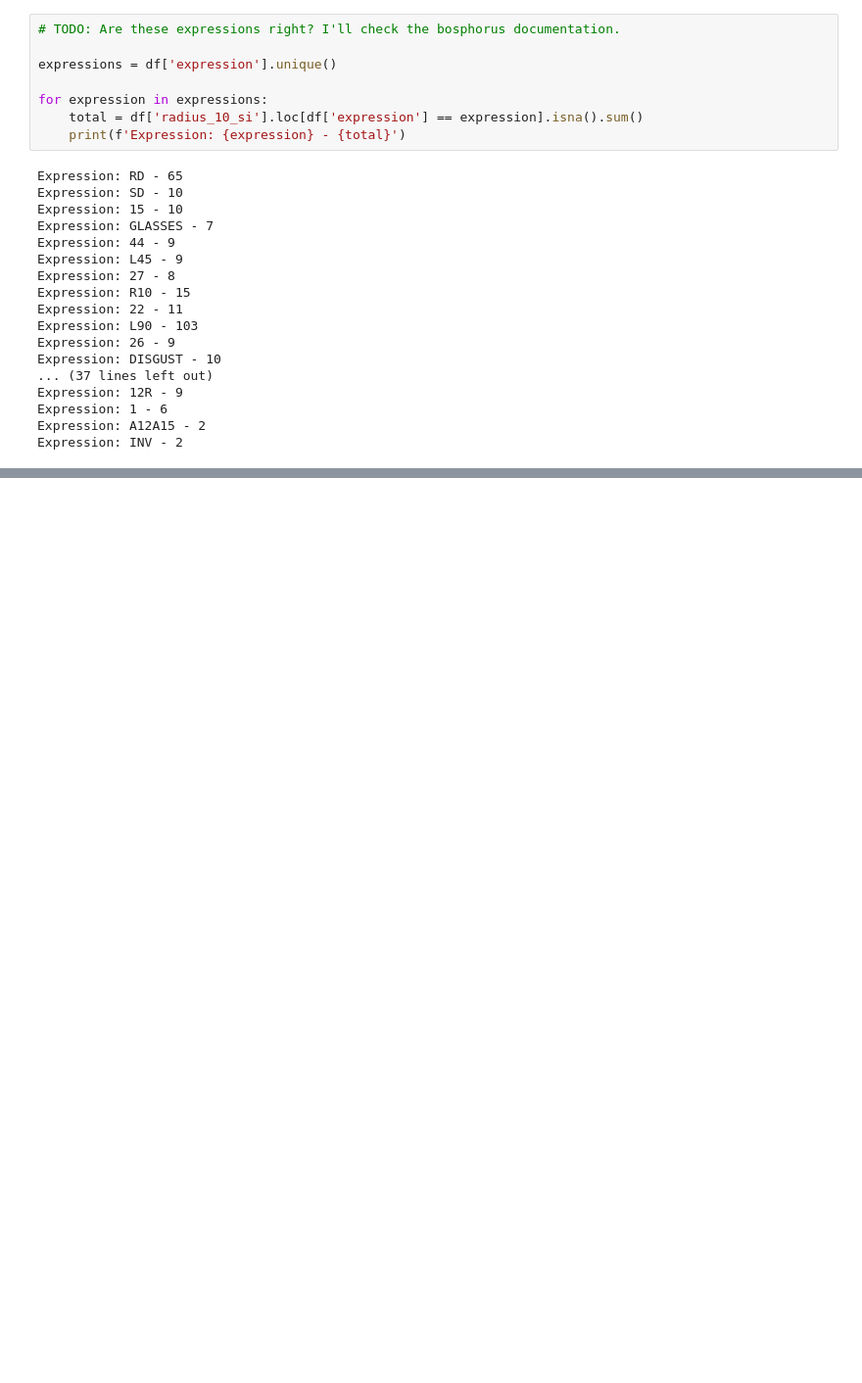
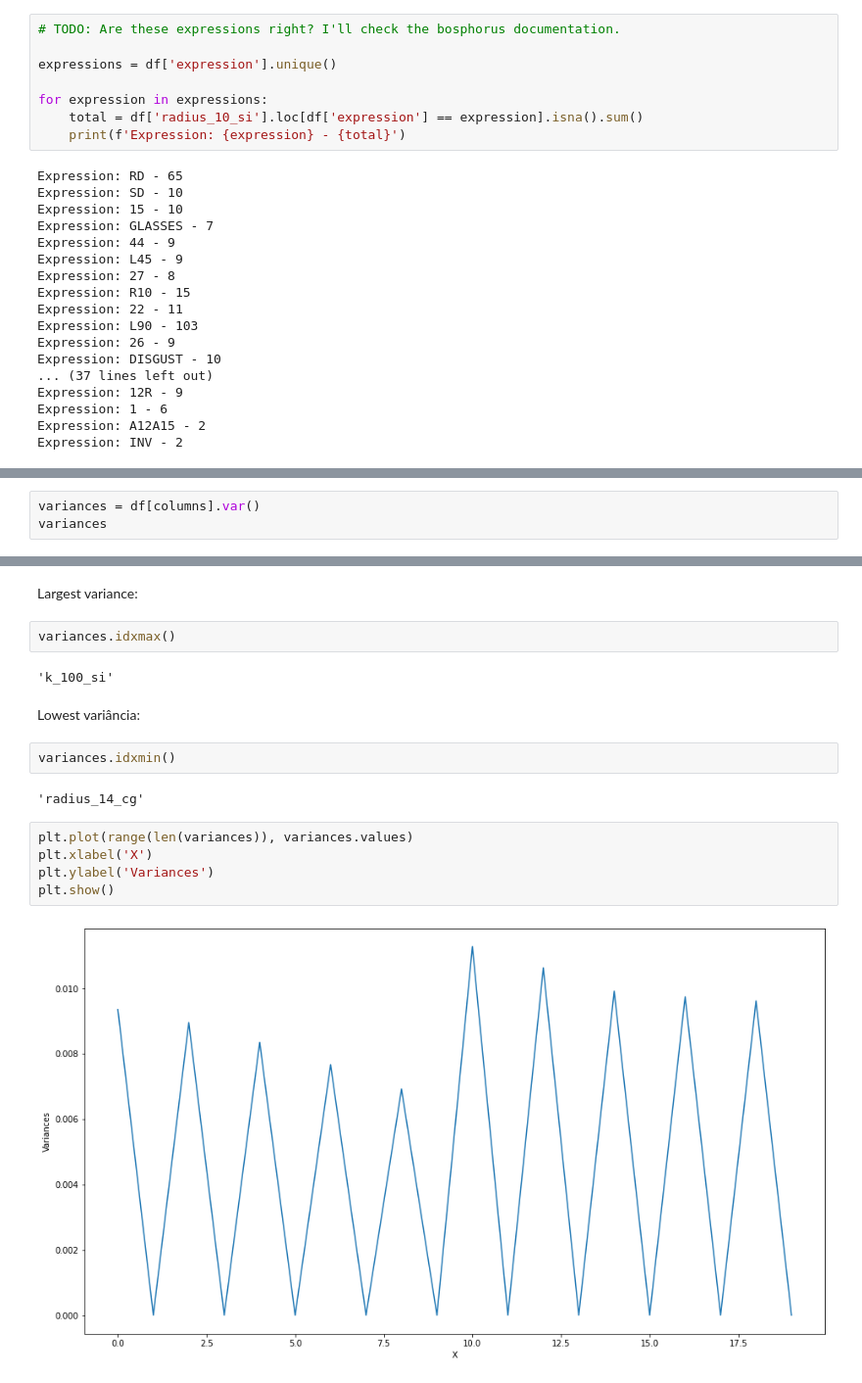
Before and after one commit to thalissonfelipe/landmarks, a Jupyter notebook: Analises.ipynb, the cells around one changed output, grey strips where cells are left out. Shown at 98% size. Cells and saved outputs as stored; diff of their text form; blank space fills up the shorter version.

Commit message:
feat: add mean and variance values/graphs

```diff
--- a/Analises.ipynb
+++ b/Analises.ipynb
@@ -109,0 +112,3 @@ Expression: INV - 2
+# %%
+variances = df[columns].var()
+variances
@@ -109,0 +133,19 @@ Expression: INV - 2
+# %% [markdown]
+Largest variance:
+# %%
+variances.idxmax()
+# %% [output]
+'k_100_si'
+# %% [markdown]
+Lowest variância:
+# %%
+variances.idxmin()
+# %% [output]
+'radius_14_cg'
+# %%
+plt.plot(range(len(variances)), variances.values)
+plt.xlabel('X')
+plt.ylabel('Variances')
+plt.show()
+# %% [output]
+[figure, added]
```
Also changed, not shown: parts of 9 cells of this notebook.
